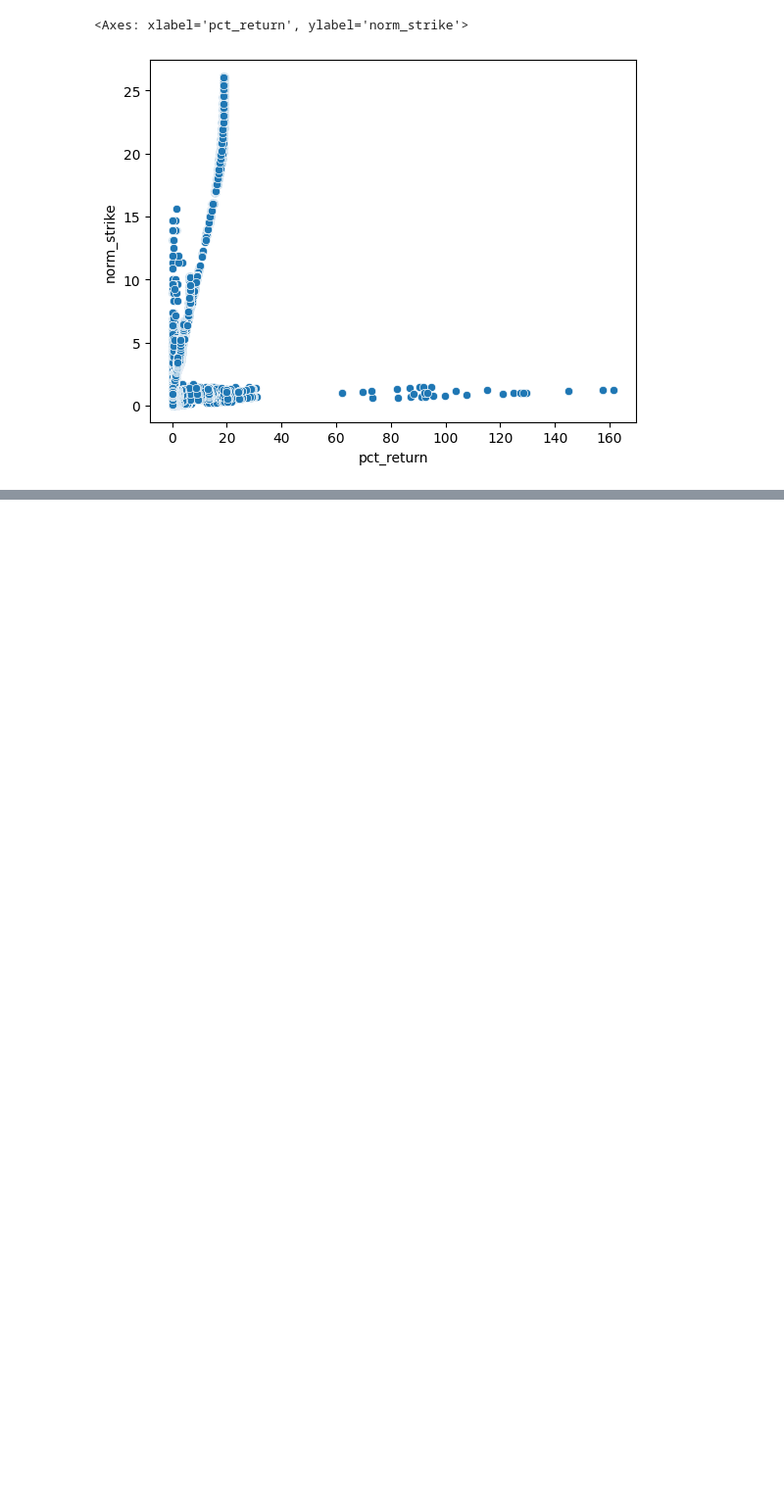
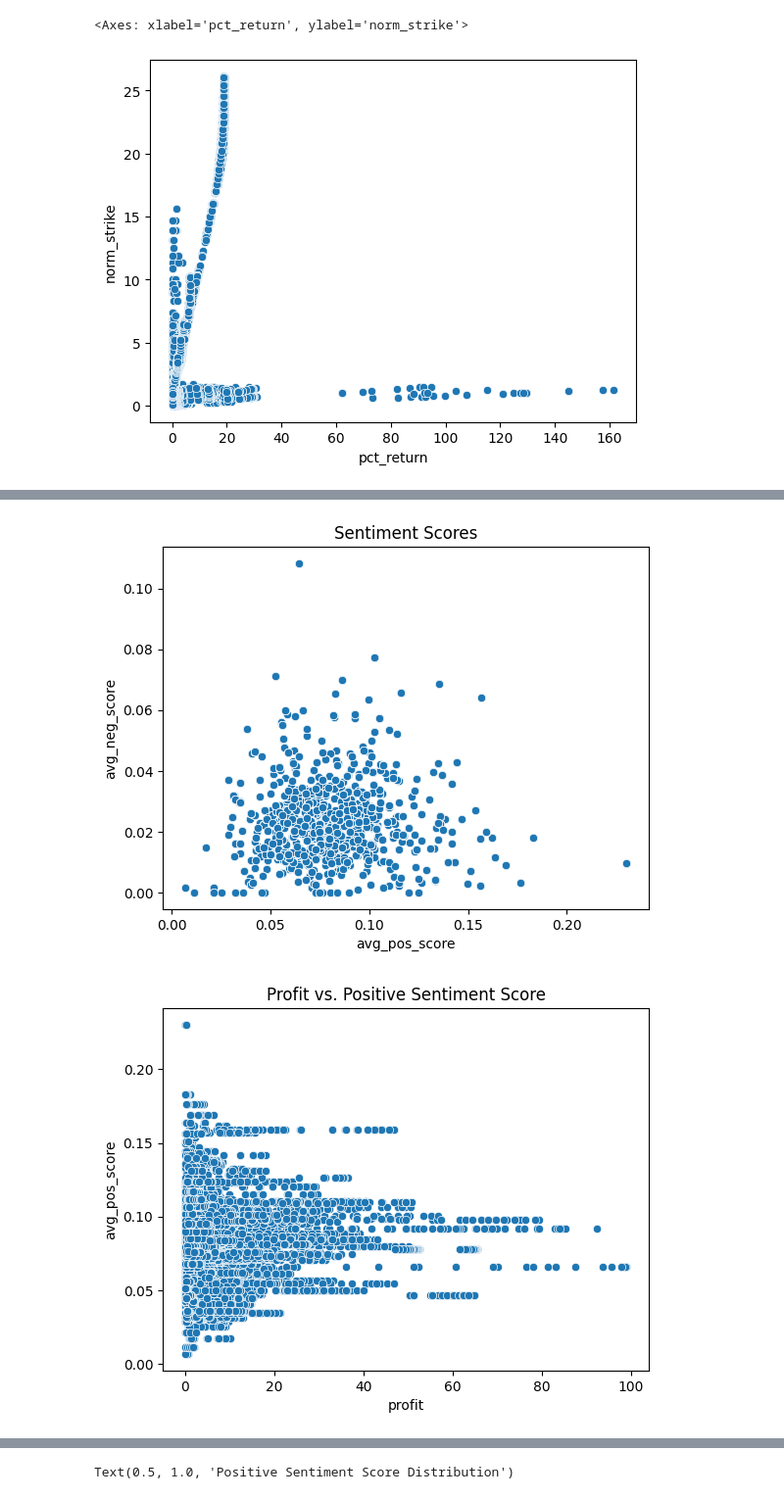
Before and after one commit to ImAHappyDuck/capstone, a Jupyter notebook: Avisual.ipynb, the cells around one changed output, grey strips where cells are left out. Shown at 98% size. Cells and saved outputs as stored; diff of their text form; code cells hidden in the pictures; blank space fills up the shorter version.

```diff
--- a/Avisual.ipynb
+++ b/Avisual.ipynb
@@ -148,0 +162,5 @@ sns.scatterplot(x="pct_return", y="norm_strike", data=pos_profit)
+# %%
+sent = pd.read_csv("cleaned_optData_with_prices_sentiment.csv")
+print(sent.shape)
+sent_copy = sent[(sent["avg_pos_score"].isna() == False) & (sent["avg_neg_score"].isna() == False)]
+print(sent_copy.shape)
@@ -148,0 +187,36 @@ sns.scatterplot(x="pct_return", y="norm_strike", data=pos_profit)
+# %%
+sns.scatterplot(x="avg_pos_score", y="avg_neg_score", data=sent_copy)
+plt.title("Sentiment Scores")
+plt.show()
+
+sns.scatterplot(x="profit", y="avg_pos_score", data=sent_copy)
+plt.title("Profit vs. Positive Sentiment Score")
+plt.show()
+
+sns.scatterplot(x="profit", y="avg_neg_score", data=sent_copy)
+plt.title("Profit vs. Negative Sentiment Score")
+plt.show()
+
+sent_copy = sent_copy[(sent_copy["profit"] > -100) & (sent_copy["profit"] < 100)]
+sns.scatterplot(x="profit", y="avg_pos_score", data=sent_copy)
+plt.title("Profit vs. Positive Sentiment Score (with profit filter)")
+plt.show()
+
+sns.scatterplot(x="profit", y="avg_neg_score", data=sent_copy)
+plt.title("Profit vs. Negative Sentiment Score (with profit filter)")
+plt.show()
+
+sent_copy = sent_copy[(sent_copy["profit"] > 0) & (sent_copy["profit"] < 100)]
+sns.scatterplot(x="profit", y="avg_pos_score", data=sent_copy)
+plt.title("Profit vs. Positive Sentiment Score (with positive profit filter)")
+plt.show()
+
+sns.scatterplot(x="profit", y="avg_neg_score", data=sent_copy)
+plt.title("Profit vs. Negative Sentiment Score (with positive profit filter)")
+plt.show()
+
+sns.histplot(x="avg_pos_score", data=sent_copy, bins=10)
+plt.title("Positive Sentiment Score Distribution")
+# %% [output]
+[figure, added]
+[figure, added]
@@ -148,0 +228 @@ sns.scatterplot(x="pct_return", y="norm_strike", data=pos_profit)
+Text(0.5, 1.0, 'Positive Sentiment Score Distribution')
```
Also changed, not shown: parts of 19 cells of this notebook.
